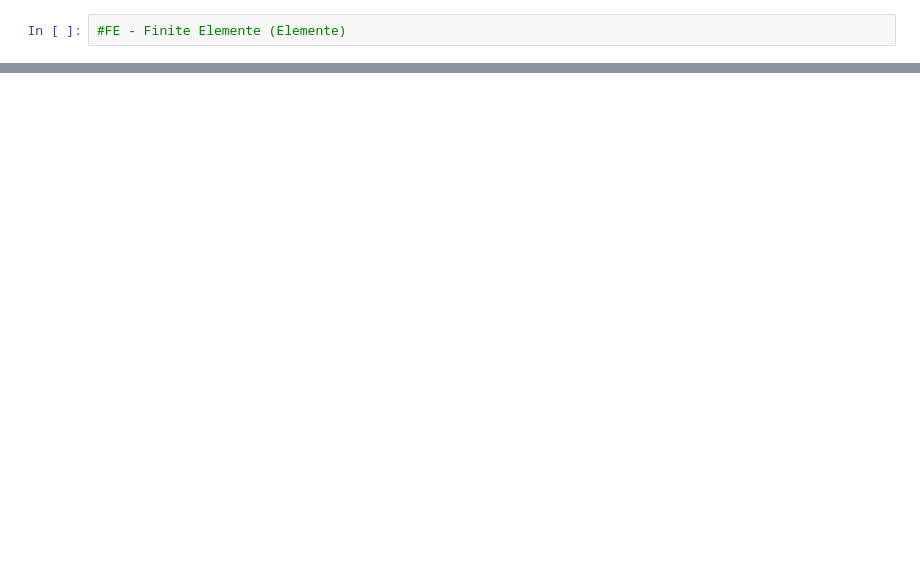
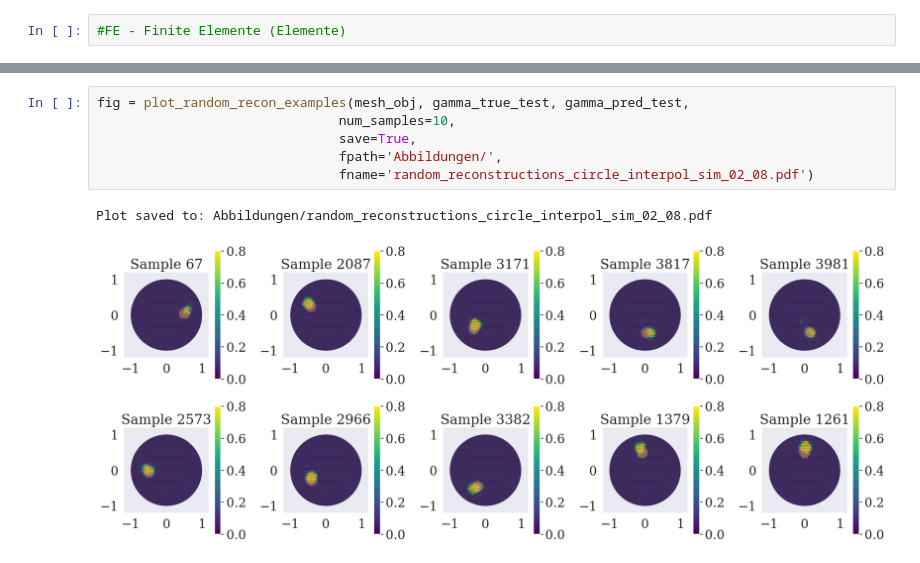
Before and after one commit to Peer076/Master-Thesis-EIT, a Jupyter notebook: LSTM_Training_sim.ipynb, the cells around one changed output, grey strips where cells are left out. Saved outputs shown, nothing was run; the diff lists cells and outputs as text; blank space fills up the shorter version.

```diff
--- a/LSTM_Training_sim.ipynb
+++ b/LSTM_Training_sim.ipynb
@@ -627,0 +232,9 @@ run_deviation_analysis(gamma_true, gamma_pred_test, mesh_obj, fpath, base_fname)
+# %%
+fig = plot_random_recon_examples(mesh_obj, gamma_true_test, gamma_pred_test,
+                               num_samples=10,
+                               save=True,
+                               fpath='Abbildungen/',
+                               fname='random_reconstructions_circle_interpol_sim_02_08.pdf')
+# %% [output]
+Plot saved to: Abbildungen/random_reconstructions_circle_interpol_sim_02_08.pdf
+[figure, added]
```
Also changed, not shown: parts of 22 cells of this notebook, 10 other files.
